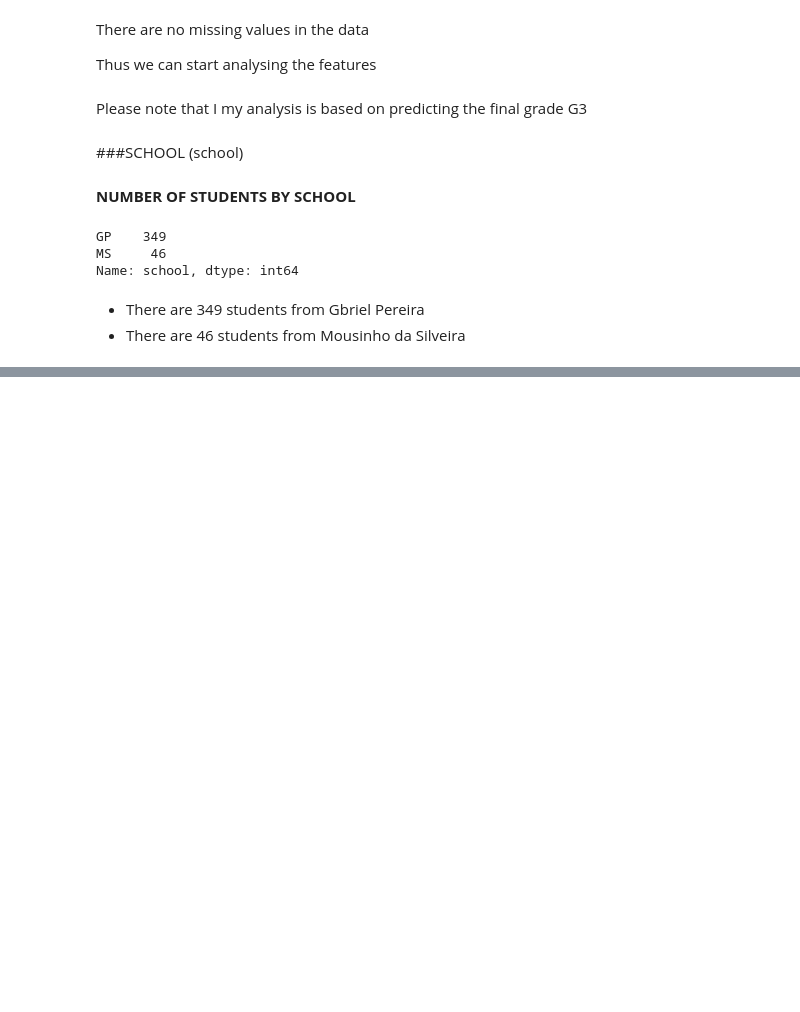
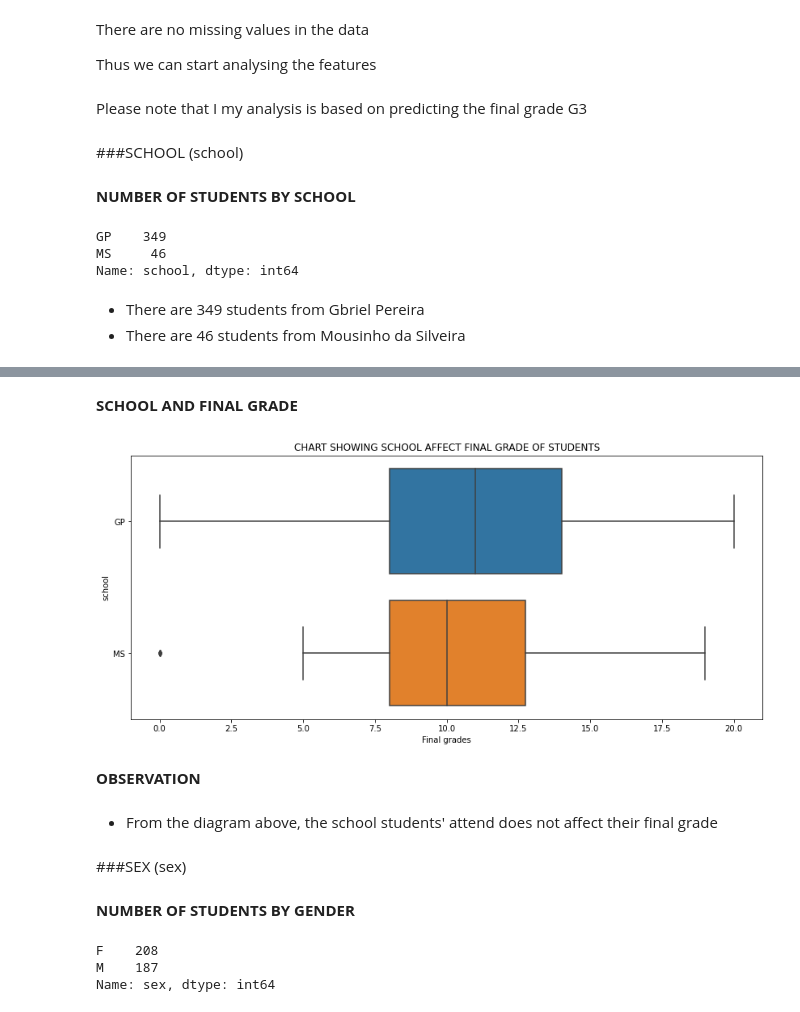
Before and after one commit to devchoplife/Students-grades, a Jupyter notebook: portuguese_students_grade_analysis.ipynb, the cells around one changed output, grey strips where cells are left out. Cells and saved outputs as stored; diff of their text form; code cells hidden in the pictures; blank space fills up the shorter version.

```diff
--- a/portuguese_students_grade_analysis.ipynb
+++ b/portuguese_students_grade_analysis.ipynb
@@ -141,0 +143,24 @@ plt.show()
+# %% [markdown]
+**SCHOOL AND FINAL GRADE**
+# %%
+plt.figure(figsize = (14, 6))
+sns.boxplot('G3', 'school', data = grades)
+plt.title("CHART SHOWING SCHOOL AFFECT FINAL GRADE OF STUDENTS")
+plt.xlabel('Final grades')
+plt.show()
+# %% [output]
+[figure, added]
+# %% [markdown]
+**OBSERVATION**
+# %% [markdown]
+* From the diagram above, the school students' attend does not affect their final grade
+# %% [markdown]
+###SEX (sex)
+# %% [markdown]
+**NUMBER OF STUDENTS BY GENDER**
+# %%
+grades['sex'].value_counts()
+# %% [output]
+F    208
+M    187
+Name: sex, dtype: int64
```
Also changed, not shown: parts of 4 cells of this notebook.
